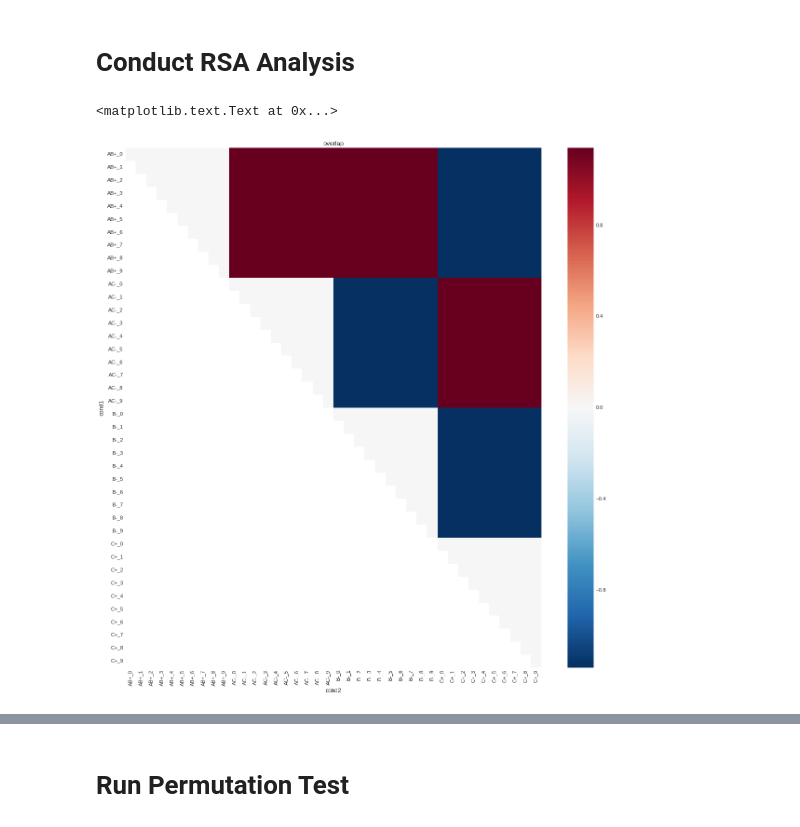
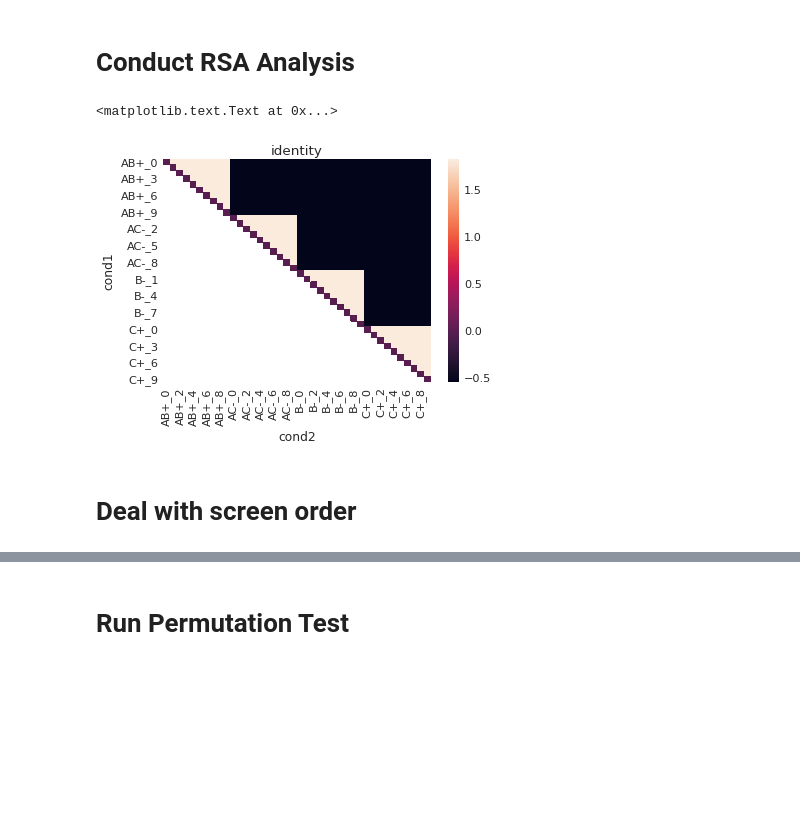
Before and after one commit to iancballard/fd_fmri, a Jupyter notebook: RSA_analysis.ipynb, the cells around one changed output, grey strips where cells are left out. Drawn from its saved outputs; the diff is of its cells as text; code cells hidden in the pictures; blank space fills up the shorter version.

```diff
--- a/RSA_analysis.ipynb
+++ b/RSA_analysis.ipynb
@@ -27,8 +27,12 @@ subj_file = home_dir + 'subjects.txt'
 subs = list(np.loadtxt(subj_file,'string'))
 os.chdir(home_dir)
 # %%
-masks = ['V1_V2','hipp','peri_sim','para_sim']
-roi_names = {'V1_V2':'V1/V2','para_sim':'ParaHipp','peri_sim':'Perirhinal','hipp':'Hippocampus'}
+masks = ['V1_V2','yeo17_ifs','hipp','peri_sim','para_sim']
+roi_names = {'V1_V2':'V1/V2',
+             'para_sim':'ParaHipp',
+             'peri_sim':'Perirhinal',
+             'hipp':'Hippocampus',
+            'yeo17_ifs':'IFS'}
 exp = 'sim_4mm-betas'
 smooth = 'smoothed'
 conds = ['b_plus','b_minus','c_plus','c_minus']
@@ -50,9 +57,8 @@ def vector_reject(a,b): #a gives variance to be
 #load RSAs from disk
 all_rsas = []
 for sub in subs:
-    out_f = op.join(home_dir,'rsa', sub + 'rsa_sim.pkl')
-    pkl_file = open(out_f, 'rb')
-    rsa = pickle.load(pkl_file)
+    out_f = op.join(home_dir,'rsa', sub + 'rsa_sim_ifs.pkl')
+    rsa = pd.read_pickle(out_f)
     all_rsas.append(rsa)
 all_rsas = pd.concat(all_rsas)
 # %%
@@ -134,11 +140,11 @@ def get_base_model(sub,mask):
     'identity' : [],
     'time' : [],
     'overlap' : [],
-    'value_std' : [],""
+    'value_std' : [],
     'value_next' : [],
     'nstim':[],
     'pe':[],
-    'run_idx' : [],
+    'run' : [],
     'corr' : [],
     'cond1':[],
     'cond2':[]}
@@ -208,7 +214,7 @@ def get_base_model(sub,mask):
             model['pe'].append(vdiff)
 
             #run
-            model['run_idx'].append(run)
+            model['run'].append(run)
 
             #corr
             model['corr'].append(r)
@@ -237,7 +243,7 @@ for mask in masks:
         if len(runs) != len(base_runs): #right number of runs
             bad_runs = set(runs) ^ set(base_runs)
             for bad_run in bad_runs:
-                sub_df = sub_df[sub_df['run_idx'] != bad_run]
+                sub_df = sub_df[sub_df['run'] != bad_run]
         all_models[sub] = sub_df
 
         corr = []
@@ -251,31 +257,32 @@ for mask in masks:
 # %%
 #Visualize regressors for the model of the RSA matrix
 tmp  = mask_models['hipp']['fd_104'].copy()
-tmp = tmp[tmp['run_idx'] ==3]
+tmp = tmp[tmp['run'] ==3]
 
 
-x_var = 'overlap'
+x_var = 'identity'
 tmp[x_var] = scipy.stats.zscore(tmp[x_var])
 # tmp[x_var] = vector_reject(tmp[x_var].values, tmp['valence'].values)
 
-plt.title('Hippocampus')
 sns.set_context('paper',font_scale = 1.4,rc={"figure.figsize": (20, 20)})
 sns.set_style("white")
 
 
 tmp = tmp[['cond1','cond2',x_var]]
 new_df = pd.DataFrame()
 for cond in ['AB+_','B-_','AC-_','C+_']:
     for i in range(10):
         row = pd.DataFrame({x_var:0,
                             'cond1':cond + str(i),
                             'cond2':cond + str(i)},index = [0])
         new_df = new_df.append(row)
 tmp = pd.concat([tmp,new_df])
 tmp = tmp.groupby(['cond1','cond2']).mean().unstack()[x_var]
 sns.heatmap(tmp)
 plt.title(x_var)
 # plt.savefig('/home/iballard/Dropbox/fd/figs/committee_meeting/model_' + x_var +'.svg',dpi = 600)
 # %% [output]
 <matplotlib.text.Text at 0x...>
-[figure, old version]
+[figure, new version]
+# %% [markdown]
+# Deal with screen order
```
Also changed, not shown: parts of 22 cells of this notebook.
